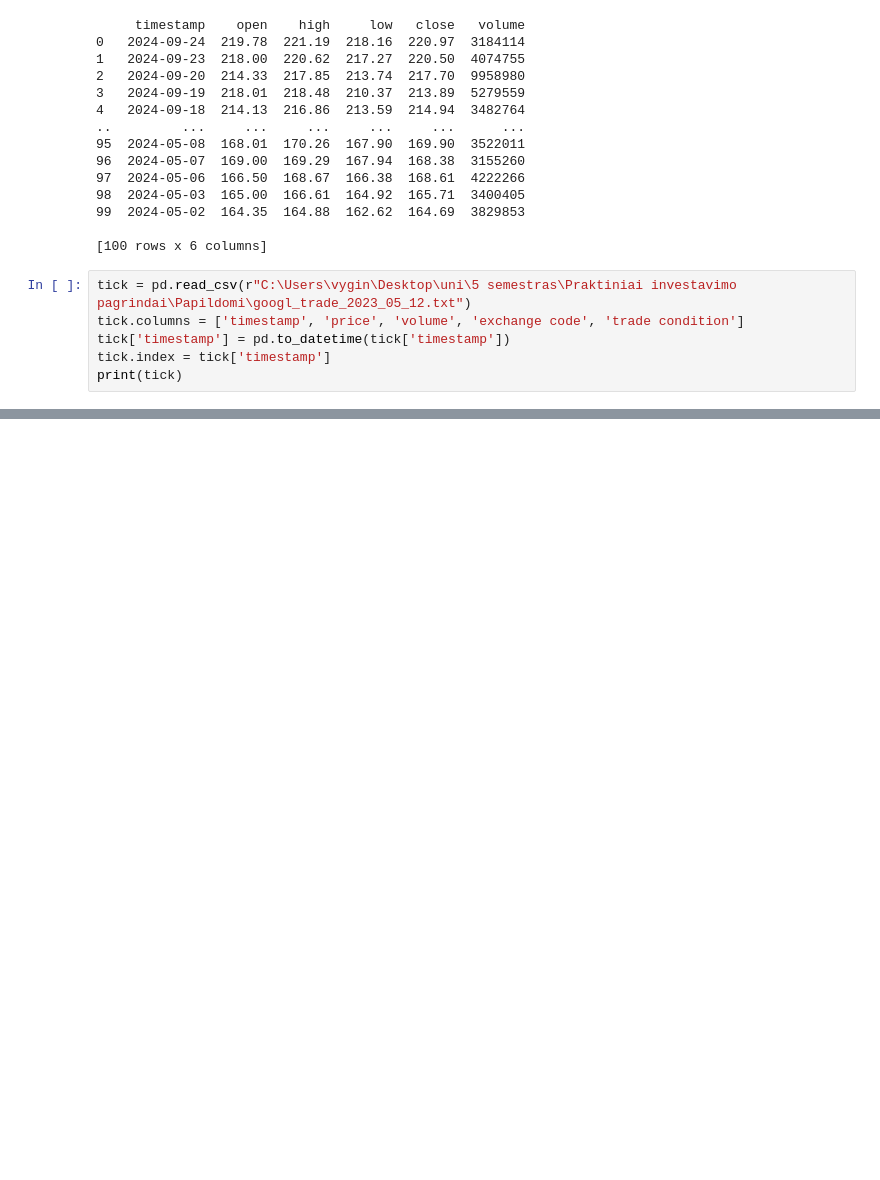
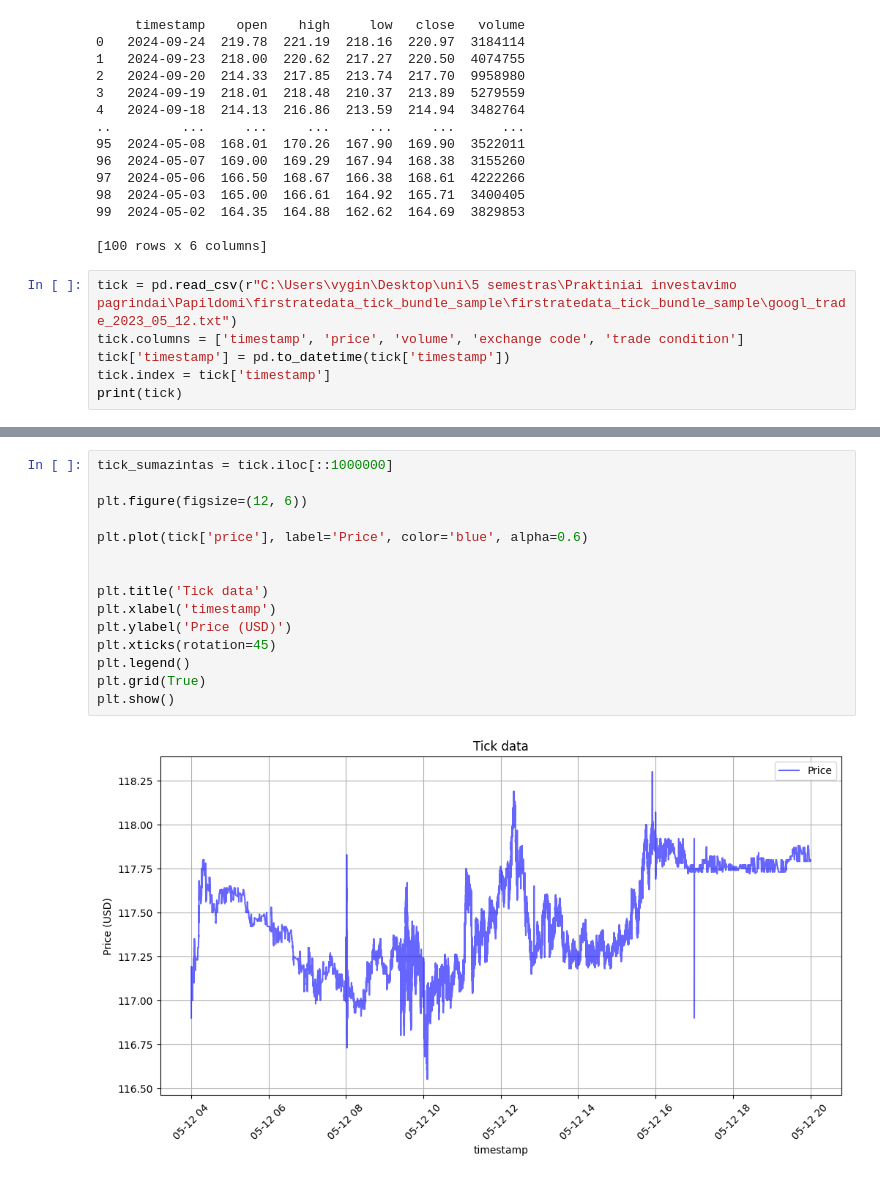
Before and after one commit to VygintasB/Practical-Investing-Fundamentals, a Jupyter notebook: 01_pandas_numpy_basics.ipynb, the cells around one changed output, grey strips where cells are left out. Saved outputs shown, nothing was run; the diff lists cells and outputs as text; blank space fills up the shorter version.

```diff
--- a/01_pandas_numpy_basics.ipynb
+++ b/01_pandas_numpy_basics.ipynb
@@ -217,7 +217,7 @@ print(day)
 
 [100 rows x 6 columns]
 # %%
-tick = pd.read_csv(r"C:\Users\vygin\Desktop\uni\5 semestras\Praktiniai investavimo pagrindai\Papildomi\googl_trade_2023_05_12.txt")
+tick = pd.read_csv(r"C:\Users\vygin\Desktop\uni\5 semestras\Praktiniai investavimo pagrindai\Papildomi\firstratedata_tick_bundle_sample\firstratedata_tick_bundle_sample\googl_trade_2023_05_12.txt")
 tick.columns = ['timestamp', 'price', 'volume', 'exchange code', 'trade condition']
 tick['timestamp'] = pd.to_datetime(tick['timestamp'])
 tick.index = tick['timestamp']
@@ -241,0 +266,17 @@ FileNotFoundError: [Errno 2] No such file or directory: 'C:/Users/vygin/Desktop/
+# %%
+tick_sumazintas = tick.iloc[::1000000]
+
+plt.figure(figsize=(12, 6))
+
+plt.plot(tick['price'], label='Price', color='blue', alpha=0.6)
+
+
+plt.title('Tick data')
+plt.xlabel('timestamp')
+plt.ylabel('Price (USD)')
+plt.xticks(rotation=45)
+plt.legend()
+plt.grid(True)
+plt.show()
+# %% [output]
+[figure, added]
```
Also changed, not shown: parts of 15 cells of this notebook, 3 other files.
